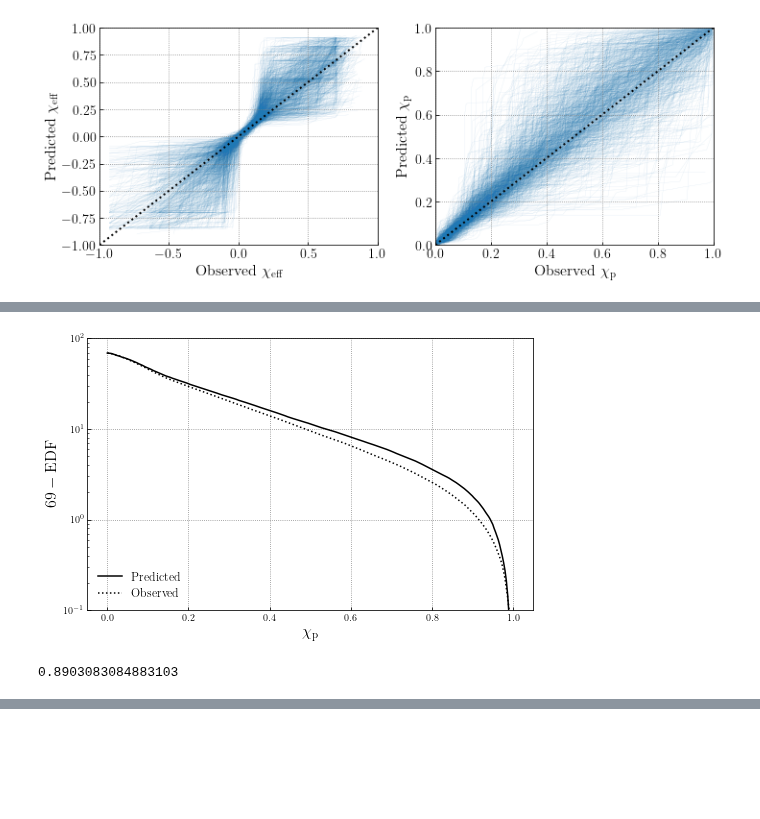
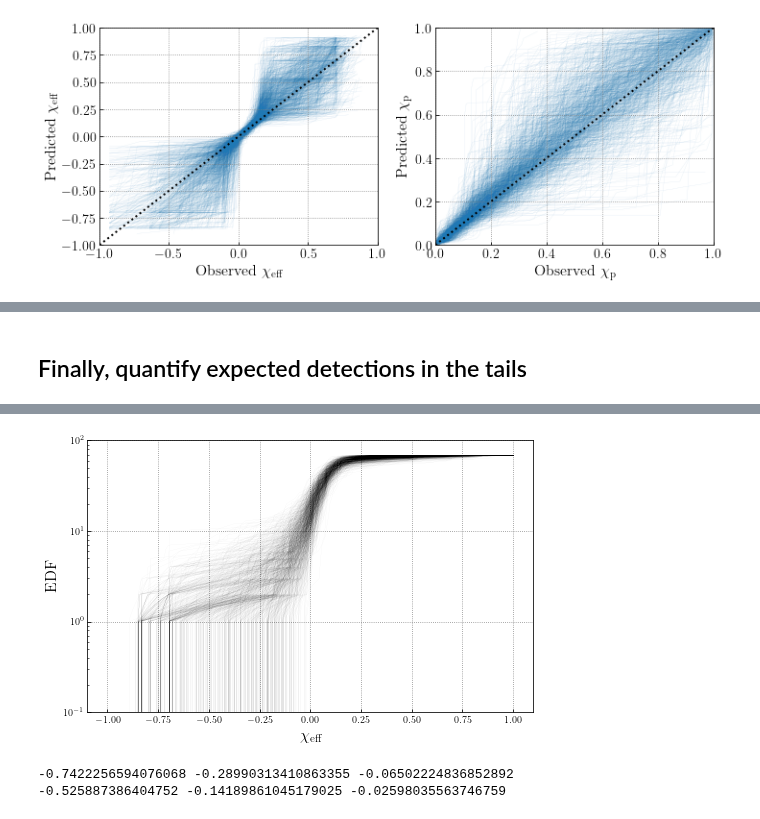
Before and after one commit to tcallister/autoregressive-bbh-inference, a Jupyter notebook: figures/make_figure_23.ipynb, the cells around one changed output, grey strips where cells are left out. Drawn from its saved outputs; the diff is of its cells as text; code cells hidden in the pictures; blank space fills up the shorter version.

```diff
--- a/figures/make_figure_23.ipynb
+++ b/figures/make_figure_23.ipynb
@@ -268,16 +219,23 @@ print(np.interp(2.,np.mean(predicted_Xp_cdf,axis=0)*69,Xp_grid))
-# %%
-# ...and right to left
-fig,ax = plt.subplots(figsize=(8,5))
-ax.plot(Xp_grid,69-np.mean(predicted_Xp_cdf,axis=0)*69,color='black',label='Predicted')
-ax.plot(Xp_grid,69-np.mean(observed_Xp_cdf,axis=0)*69,color='black',ls=':',label='Observed')
-ax.set_xlabel('$\chi_\mathrm{p}$',fontsize=16)
-ax.set_ylabel('$69-\mathrm{EDF}$',fontsize=16)
-ax.legend(loc='lower left',frameon=False)
-ax.set_yscale('log')
-ax.set_ylim(1e-1,1e2)
-plt.show()
-
-print(np.interp(2.,(69-np.mean(predicted_Xp_cdf,axis=0)*69)[::-1],Xp_grid[::-1]))
-# %% [output]
-[figure, removed]
-0.8903083084883103
+# %% [markdown]
+## Finally, quantify expected detections in the tails
+# %%
+# Plot the EDF of effective inspiral spins, integrating from left to right
+fig,ax = plt.subplots(figsize=(8,5))
+
+# Store effective spins below which each sample predicts two detections
+Xeff_tail_low_two = np.zeros(1000)
+Xeff_tail_low_four = np.zeros(1000)
+
+for i in range(1000):
+
+    ax.plot(Xeff_grid,predicted_Xeff_cdf[i,:]*69,color='black',lw=0.1,alpha=0.1)
+    Xeff_tail_low_two[i] = np.interp(2.,predicted_Xeff_cdf[i,:]*69,Xeff_grid)
+    Xeff_tail_low_four[i] = np.interp(4.,predicted_Xeff_cdf[i,:]*69,Xeff_grid)
+
+ax.set_xlabel('$\chi_\mathrm{eff}$',fontsize=16)
+ax.set_ylabel('EDF',fontsize=16)
+ax.legend(loc='lower right',frameon=False)
+ax.set_yscale('log')
+ax.set_ylim(1e-1,1e2)
+plt.show()
+# %% [output]
@@ -283,0 +243,7 @@ print(np.interp(2.,(69-np.mean(predicted_Xp_cdf,axis=0)*69)[::-1],Xp_grid[::-1])
+[figure, added]
+# %%
+print(np.quantile(Xeff_tail_low_two,0.05),np.quantile(Xeff_tail_low_two,0.5),np.quantile(Xeff_tail_low_two,0.95))
+print(np.quantile(Xeff_tail_low_four,0.05),np.quantile(Xeff_tail_low_four,0.5),np.quantile(Xeff_tail_low_four,0.95))
+# %% [output]
+-0.7422256594076068 -0.28990313410863355 -0.06502224836852892
+-0.525887386404752 -0.14189861045179025 -0.02598035563746759
```
Also changed, not shown: parts of 13 cells of this notebook, 4 other files.
